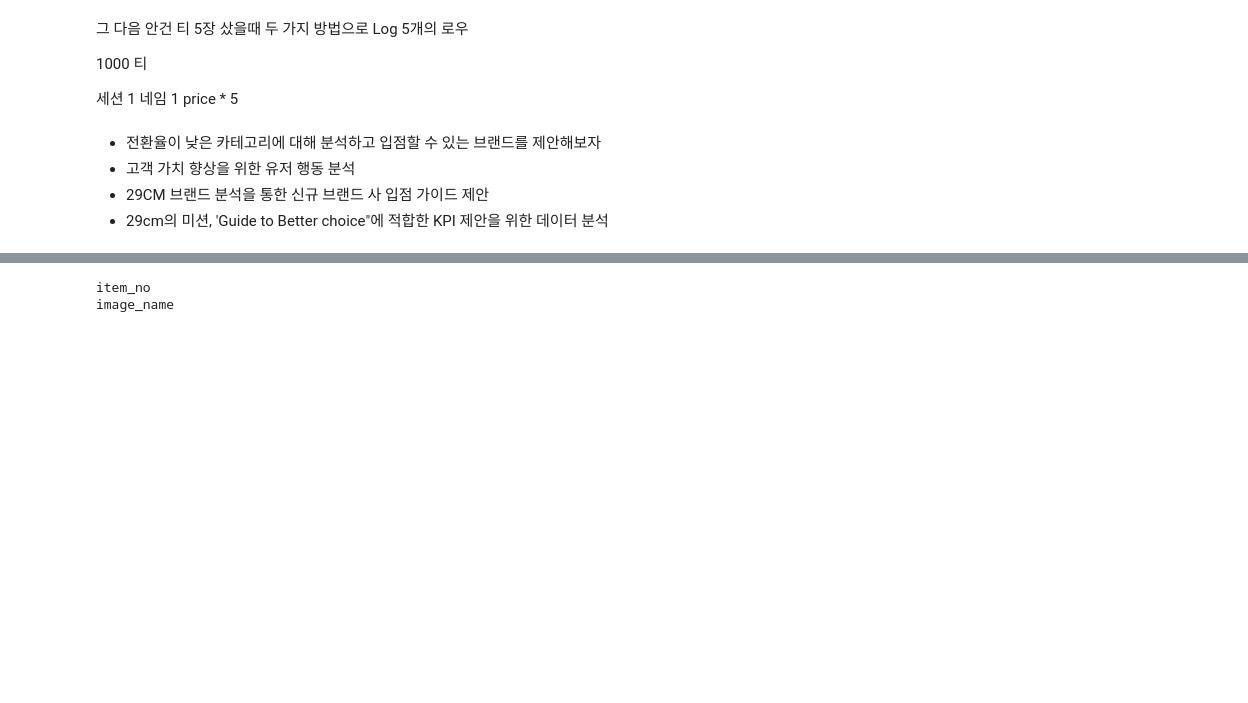
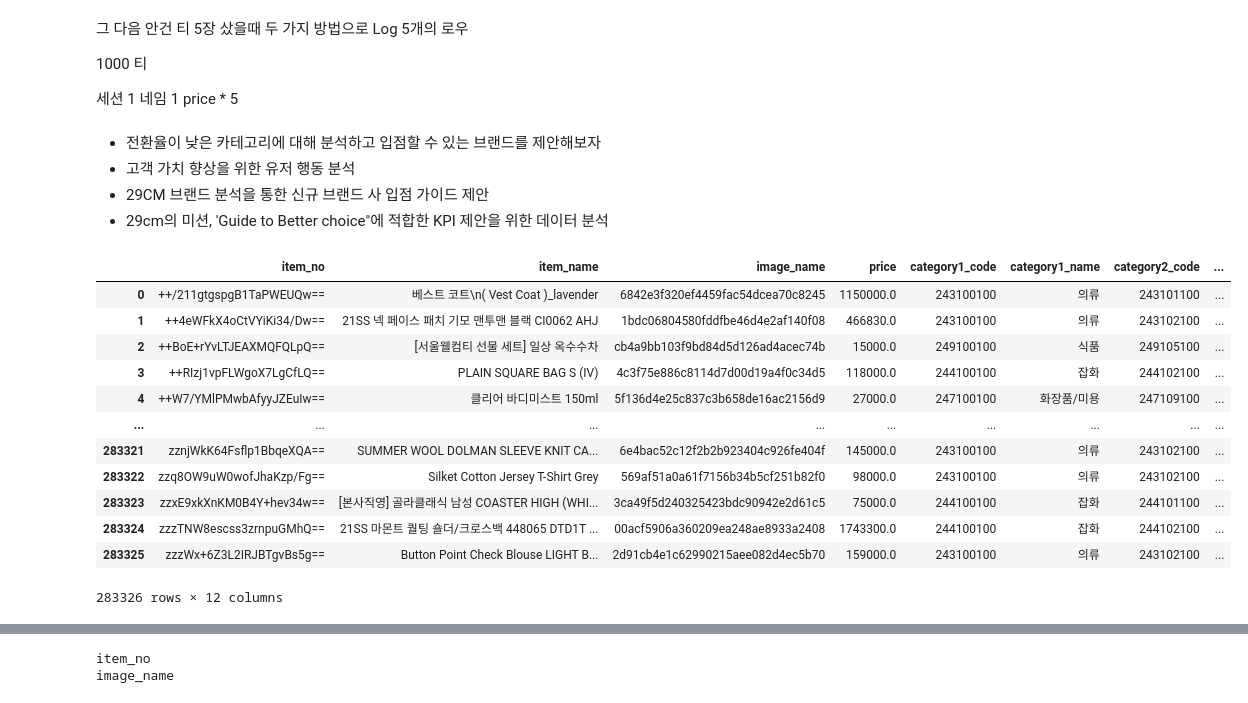
Before and after one commit to whatsasolo/eCommerce_PTJ, a Jupyter notebook: main.ipynb, the cells around one changed output, grey strips where cells are left out. Saved outputs shown, nothing was run; the diff lists cells and outputs as text; code cells hidden in the pictures; blank space fills up the shorter version.

Commit message:
merge dataframe

```diff
--- a/main.ipynb
+++ b/main.ipynb
@@ -38,3 +38,19 @@ FK 두 개.
 # %%
 # 재구매율 -> 옷 한 상품에 대한 재구매율보다는
 # 여러 사이트중에서 29 cm 다시 선택이유
+# %%
+df_products
+# %% [output]
+|  | item_no | item_name | image_name | price | category1_code | category1_name | category2_code | ... |
+| 0 | ++/211gtgspgB1TaPWEUQw== | 베스트 코트\n( Vest Coat )_lavender | 6842e3f320ef4459fac54dcea70c8245 | 1150000.0 | 243100100 | 의류 | 243101100 | ... |
+| 1 | ++4eWFkX4oCtVYiKi34/Dw== | 21SS 넥 페이스 패치 기모 맨투맨 블랙 CI0062 AHJ | 1bdc06804580fddfbe46d4e2af140f08 | 466830.0 | 243100100 | 의류 | 243102100 | ... |
+| 2 | ++BoE+rYvLTJEAXMQFQLpQ== | [서울웰컴티 선물 세트] 일상 옥수수차 | cb4a9bb103f9bd84d5d126ad4acec74b | 15000.0 | 249100100 | 식품 | 249105100 | ... |
+| 3 | ++RIzj1vpFLWgoX7LgCfLQ== | PLAIN SQUARE BAG S (IV) | 4c3f75e886c8114d7d00d19a4f0c34d5 | 118000.0 | 244100100 | 잡화 | 244102100 | ... |
+| 4 | ++W7/YMlPMwbAfyyJZEuIw== | 클리어 바디미스트 150ml | 5f136d4e25c837c3b658de16ac2156d9 | 27000.0 | 247100100 | 화장품/미용 | 247109100 | ... |
+| ... | ... | ... | ... | ... | ... | ... | ... | ... |
+| 283321 | zznjWkK64Fsflp1BbqeXQA== | SUMMER WOOL DOLMAN SLEEVE KNIT CA... | 6e4bac52c12f2b2b923404c926fe404f | 145000.0 | 243100100 | 의류 | 243102100 | ... |
+| 283322 | zzq8OW9uW0wofJhaKzp/Fg== | Silket Cotton Jersey T-Shirt Grey | 569af51a0a61f7156b34b5cf251b82f0 | 98000.0 | 243100100 | 의류 | 243102100 | ... |
+| 283323 | zzxE9xkXnKM0B4Y+hev34w== | [본사직영] 골라클래식 남성 COASTER HIGH (WHI... | 3ca49f5d240325423bdc90942e2d61c5 | 75000.0 | 244100100 | 잡화 | 244101100 | ... |
+| 283324 | zzzTNW8escss3zrnpuGMhQ== | 21SS 마몬트 퀄팅 숄더/크로스백 448065 DTD1T ... | 00acf5906a360209ea248ae8933a2408 | 1743300.0 | 244100100 | 잡화 | 244102100 | ... |
+| 283325 | zzzWx+6Z3L2IRJBTgvBs5g== | Button Point Check Blouse LIGHT B... | 2d91cb4e1c62990215aee082d4ec5b70 | 159000.0 | 243100100 | 의류 | 243102100 | ... |
+283326 rows × 12 columns
```
Also changed, not shown: parts of 3 cells of this notebook.
